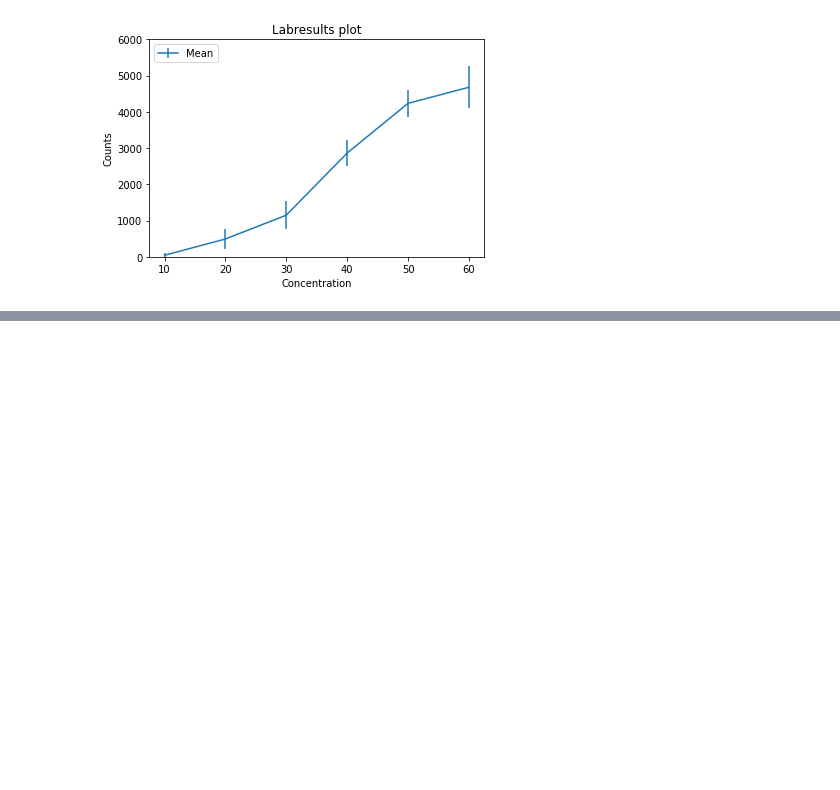
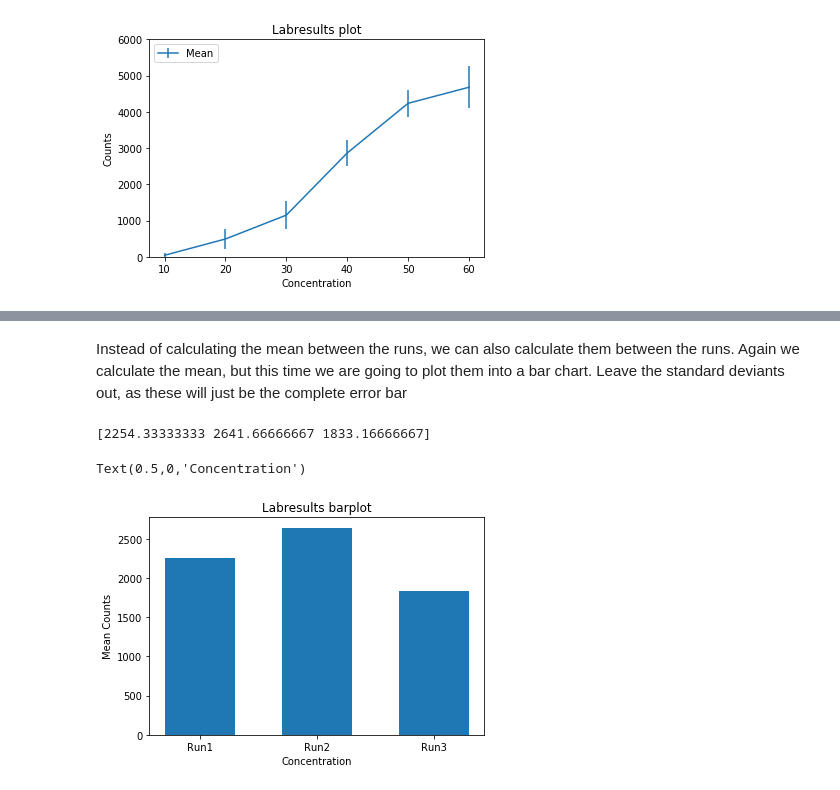
Before and after one commit to lacdr-tox/basic-programming-in-drug-discovery, a Jupyter notebook: python/exercises/2. Basic Plotting.ipynb, the cells around one changed output, grey strips where cells are left out. Cells and saved outputs as stored; diff of their text form; code cells hidden in the pictures; blank space fills up the shorter version.

```diff
--- a/python/exercises/2. Basic Plotting.ipynb
+++ b/python/exercises/2. Basic Plotting.ipynb
@@ -112,0 +121,14 @@ ax.legend(loc=2)
+# %% [markdown]
+Instead of calculating the mean between the runs, we can also calculate them between the runs. Again we calculate the mean, but this time we are going to plot them into a bar chart. Leave the standard deviants out, as these will just be the complete error bar
+# %%
+counts_mean2 = np.mean(counts.reshape(-1,6), axis=1)
+print(counts_mean2)
+
+plt.bar(['Run1','Run2','Run3'],counts_mean2, 0.6)
+plt.title('Labresults barplot')
+plt.ylabel('Mean Counts')
+plt.xlabel('Concentration')
+# %% [output]
+[2254.33333333 2641.66666667 1833.16666667]
+Text(0.5,0,'Concentration')
+[figure, added]
```
Also changed, not shown: parts of 18 cells of this notebook.
